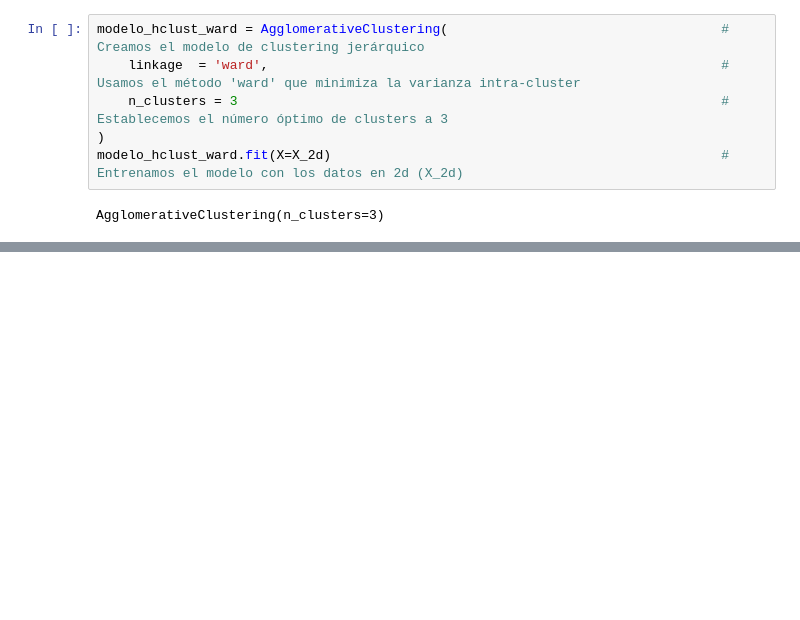
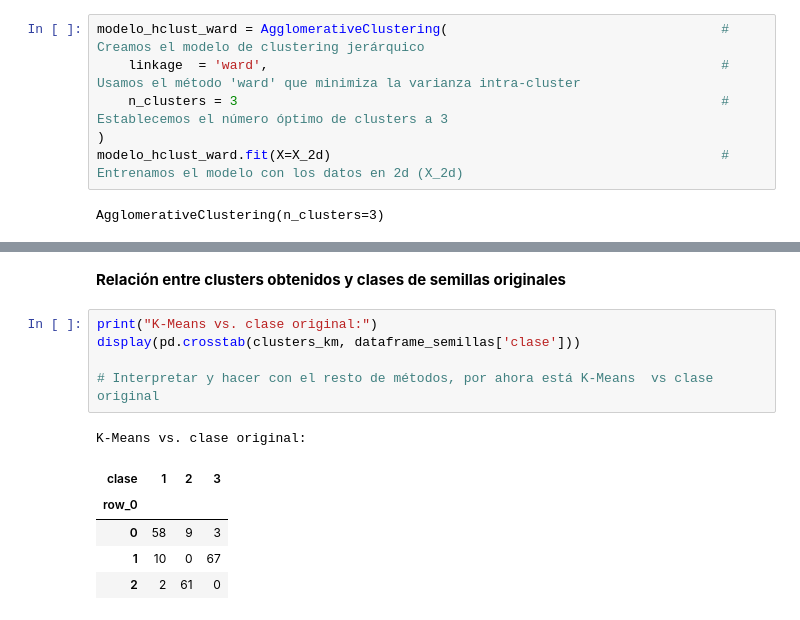
Before and after one commit to kevinMGII/Grupo7-Practica2, a Jupyter notebook: Grupo7_Practica2.ipynb, the cells around one changed output, grey strips where cells are left out. Cells and saved outputs as stored; diff of their text form; blank space fills up the shorter version.

```diff
--- a/Grupo7_Practica2.ipynb
+++ b/Grupo7_Practica2.ipynb
@@ -459,0 +488,14 @@ AgglomerativeClustering(n_clusters=3)
+# %% [markdown]
+**Relación entre clusters obtenidos y clases de semillas originales**
+# %%
+print("K‑Means vs. clase original:")
+display(pd.crosstab(clusters_km, dataframe_semillas['clase']))
+
+# Interpretar y hacer con el resto de métodos, por ahora está K-Means  vs clase original
+# %% [output]
+K‑Means vs. clase original:
+| clase | 1 | 2 | 3 |
+| row_0 |  |  |  |
+| 0 | 58 | 9 | 3 |
+| 1 | 10 | 0 | 67 |
+| 2 | 2 | 61 | 0 |
```
Also changed, not shown: parts of 11 cells of this notebook.
